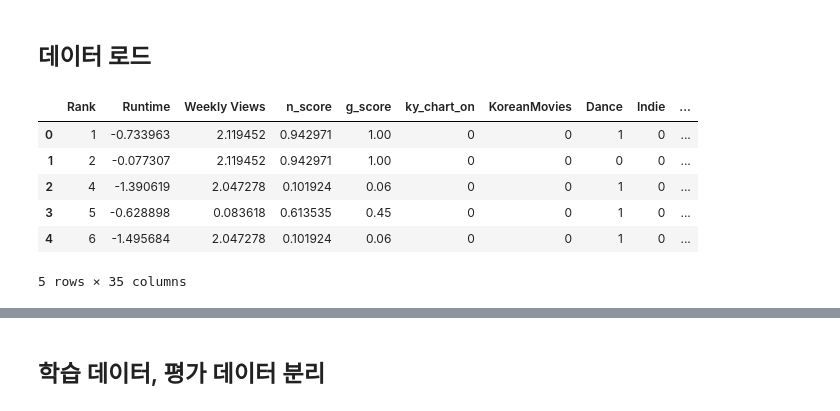
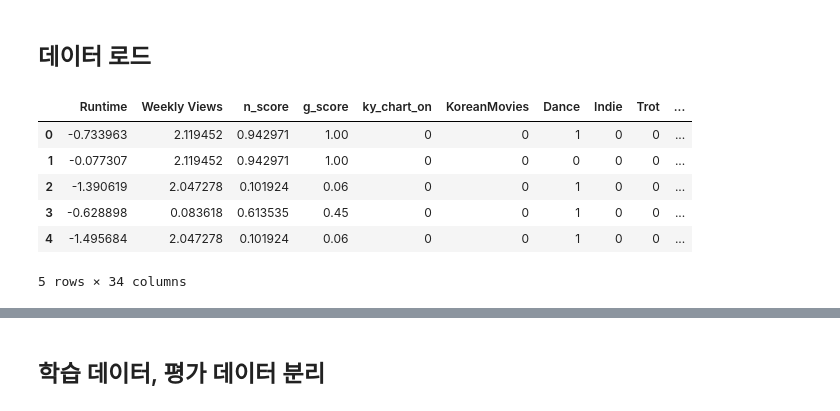
Before and after one commit to hcm1206/MusicTrendAnalysis, a Jupyter notebook: modeling/XGBoost/XGBoostTest.ipynb, the cells around one changed output, grey strips where cells are left out. Cells and saved outputs as stored; diff of their text form; code cells hidden in the pictures.

```diff
--- a/modeling/XGBoost/XGBoostTest.ipynb
+++ b/modeling/XGBoost/XGBoostTest.ipynb
@@ -5,14 +5,15 @@ import pandas as pd
 # %% [markdown]
 ## 데이터 로드
 # %%
-data = pd.read_csv("../../data/merged_data.csv", index_col=0)
+X_data = pd.read_csv("../../data/X_data.csv", index_col=0)
+y_data = pd.read_csv("../../data/y_data.csv", index_col=0)
 # %%
-data.head()
+X_data.head()
 # %% [output]
-|  | Rank | Runtime | Weekly Views | n_score | g_score | ky_chart_on | KoreanMovies | Dance | Indie | ... |
-| 0 | 1 | -0.733963 | 2.119452 | 0.942971 | 1.00 | 0 | 0 | 1 | 0 | ... |
-| 1 | 2 | -0.077307 | 2.119452 | 0.942971 | 1.00 | 0 | 0 | 0 | 0 | ... |
-| 2 | 4 | -1.390619 | 2.047278 | 0.101924 | 0.06 | 0 | 0 | 1 | 0 | ... |
-| 3 | 5 | -0.628898 | 0.083618 | 0.613535 | 0.45 | 0 | 0 | 1 | 0 | ... |
-| 4 | 6 | -1.495684 | 2.047278 | 0.101924 | 0.06 | 0 | 0 | 1 | 0 | ... |
+|  | Runtime | Weekly Views | n_score | g_score | ky_chart_on | KoreanMovies | Dance | Indie | Trot | ... |
+| 0 | -0.733963 | 2.119452 | 0.942971 | 1.00 | 0 | 0 | 1 | 0 | 0 | ... |
+| 1 | -0.077307 | 2.119452 | 0.942971 | 1.00 | 0 | 0 | 0 | 0 | 0 | ... |
+| 2 | -1.390619 | 2.047278 | 0.101924 | 0.06 | 0 | 0 | 1 | 0 | 0 | ... |
+| 3 | -0.628898 | 0.083618 | 0.613535 | 0.45 | 0 | 0 | 1 | 0 | 0 | ... |
+| 4 | -1.495684 | 2.047278 | 0.101924 | 0.06 | 0 | 0 | 1 | 0 | 0 | ... |
-5 rows × 35 columns
+5 rows × 34 columns
```
Also changed, not shown: parts of 12 cells of this notebook.
